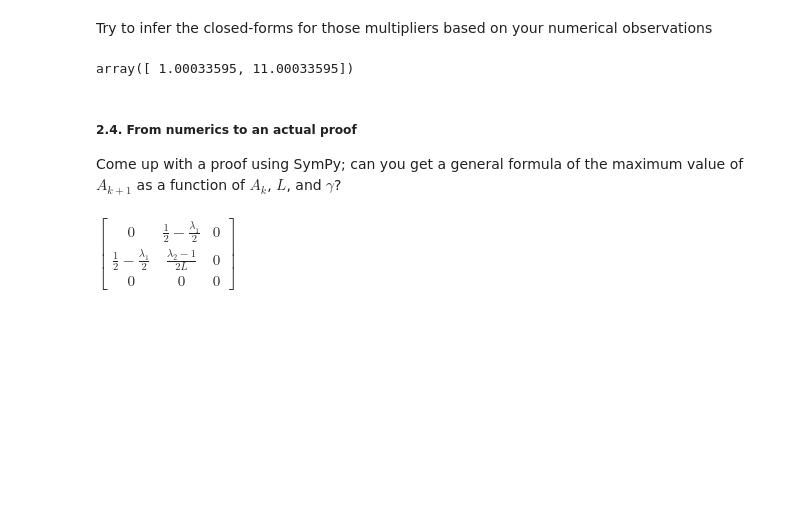
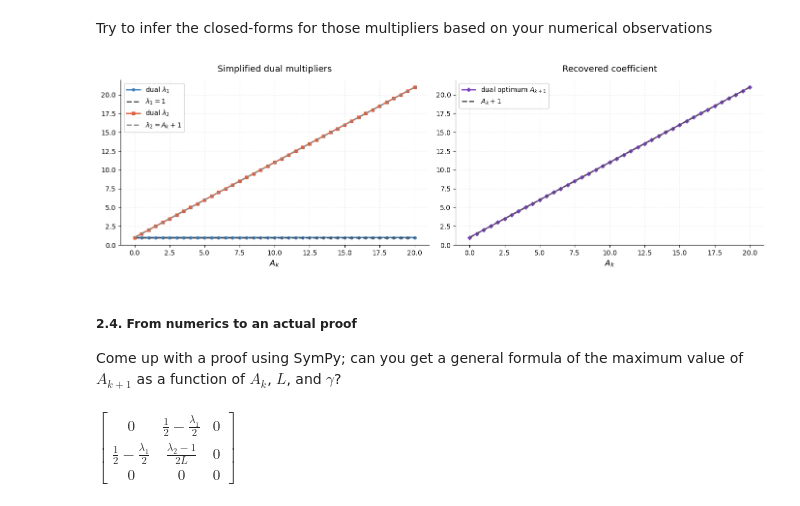
Before and after one commit to PerformanceEstimation/Tutorial-SMAI-MODE, a Jupyter notebook: Part 2 - Structured algorithm certification/Compact algorithm certification.ipynb, the cells around one changed output. Saved outputs shown, nothing was run; the diff lists cells and outputs as text; code cells hidden in the pictures; blank space fills up the shorter version.

Commit message:
Add missing multiplier plot

```diff
--- a/Part 2 - Structured algorithm certification/Compact algorithm certification.ipynb
+++ b/Part 2 - Structured algorithm certification/Compact algorithm certification.ipynb
@@ -767,9 +770,37 @@ prob.solve()
 # %% [markdown]
 Try to infer the closed-forms for those multipliers based on your numerical observations
 # %%
-lams.value ### TODO: put the previous code in a function and plot the value of the multipliers!
+Ak_grid = np.linspace(0.0, 20.0, 41)
+sols = [solve_simplified_dual_gd(L=1.0, Ak=Ak) for Ak in Ak_grid]
+
+lam1 = np.array([sol["lambda_1"] for sol in sols])
+lam2 = np.array([sol["lambda_2"] for sol in sols])
+A1_vals = np.array([sol["A1"] for sol in sols])
+
+fig, axes = plt.subplots(1, 2, figsize=(14, 4.5))
+
+axes[0].plot(Ak_grid, lam1, color="#3a7ec2", lw=2, marker="o", ms=4, label=r"dual $\lambda_1$")
+axes[0].plot(Ak_grid, np.ones_like(Ak_grid), color="#4d4d4d", ls="--", lw=2, label=r"$\lambda_1 = 1$")
+axes[0].plot(Ak_grid, lam2, color="#e05c3a", lw=2, marker="s", ms=4, label=r"dual $\lambda_2$")
+axes[0].plot(Ak_grid, Ak_grid + 1, color="#8a8a8a", ls="--", lw=2, label=r"$\lambda_2 = A_k + 1$")
+axes[0].set_xlabel(r"$A_k$", fontsize=12)
+axes[0].set_title("Simplified dual multipliers", fontsize=13, pad=12)
+axes[0].grid(ls=":", alpha=0.35)
+axes[0].spines[["top", "right"]].set_visible(False)
+axes[0].legend(framealpha=0.9)
+
+axes[1].plot(Ak_grid, A1_vals, color="#7a3ec2", lw=2, marker="D", ms=4, label=r"dual optimum $A_{k+1}$")
+axes[1].plot(Ak_grid, Ak_grid + 1, color="#4d4d4d", ls="--", lw=2, label=r"$A_k + 1$")
+axes[1].set_xlabel(r"$A_k$", fontsize=12)
+axes[1].set_title("Recovered coefficient", fontsize=13, pad=12)
+axes[1].grid(ls=":", alpha=0.35)
+axes[1].spines[["top", "right"]].set_visible(False)
+axes[1].legend(framealpha=0.9)
+
+plt.tight_layout()
+plt.show()
 # %% [output]
-array([ 1.00033595, 11.00033595])
+[figure, added]
 # %% [markdown]
 ##### 2.4. From numerics to an actual proof
 
```
Also changed, not shown: parts of 1 cell of this notebook.
